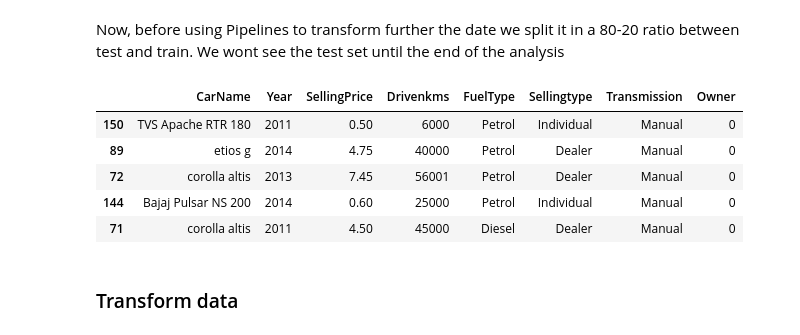
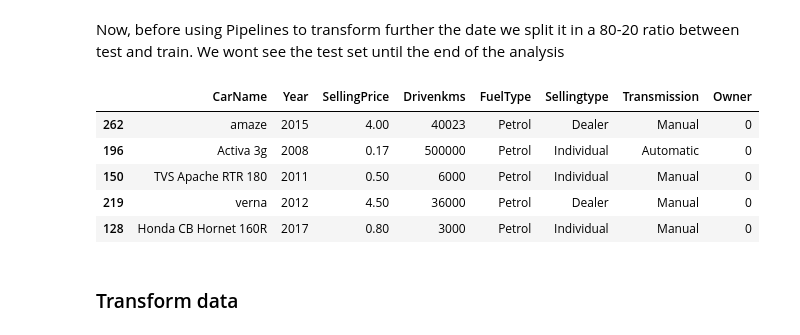
Before and after one commit to esolanoo/Car-Prices-Prediction, a Jupyter notebook: Car Price Prediction.ipynb, the cells around one changed output. Saved outputs shown, nothing was run; the diff lists cells and outputs as text; code cells hidden in the pictures.

```diff
--- a/Car Price Prediction.ipynb
+++ b/Car Price Prediction.ipynb
@@ -79,20 +79,20 @@ Now, before using Pipelines to transform further the date we split it in a 80-20
 # %%
 from sklearn.model_selection import train_test_split
 
 df.columns = [x.replace('_', '') for x in df.columns]
 names = df.columns
 target = 'PresentPrice'
 y = df.loc[:, target]
 X = df.loc[:, [x for x in df.columns.values if x!=target]]
-X_train, X_test, y_train, y_test = train_test_split(X, y, test_size=0.33)
+X_train, X_test, y_train, y_test = train_test_split(X, y, test_size=0.25)
 X_train.sample(5)
 # %% [output]
 |  | CarName | Year | SellingPrice | Drivenkms | FuelType | Sellingtype | Transmission | Owner |
+| 262 | amaze | 2015 | 4.00 | 40023 | Petrol | Dealer | Manual | 0 |
+| 196 | Activa 3g | 2008 | 0.17 | 500000 | Petrol | Individual | Automatic | 0 |
 | 150 | TVS Apache RTR 180 | 2011 | 0.50 | 6000 | Petrol | Individual | Manual | 0 |
-| 89 | etios g | 2014 | 4.75 | 40000 | Petrol | Dealer | Manual | 0 |
-| 72 | corolla altis | 2013 | 7.45 | 56001 | Petrol | Dealer | Manual | 0 |
-| 144 | Bajaj Pulsar NS 200 | 2014 | 0.60 | 25000 | Petrol | Individual | Manual | 0 |
-| 71 | corolla altis | 2011 | 4.50 | 45000 | Diesel | Dealer | Manual | 0 |
+| 219 | verna | 2012 | 4.50 | 36000 | Petrol | Dealer | Manual | 0 |
+| 128 | Honda CB Hornet 160R | 2017 | 0.80 | 3000 | Petrol | Individual | Manual | 0 |
 # %% [markdown]
 ### Transform data
 # %% [markdown]
```
Also changed, not shown: parts of 16 cells of this notebook.
